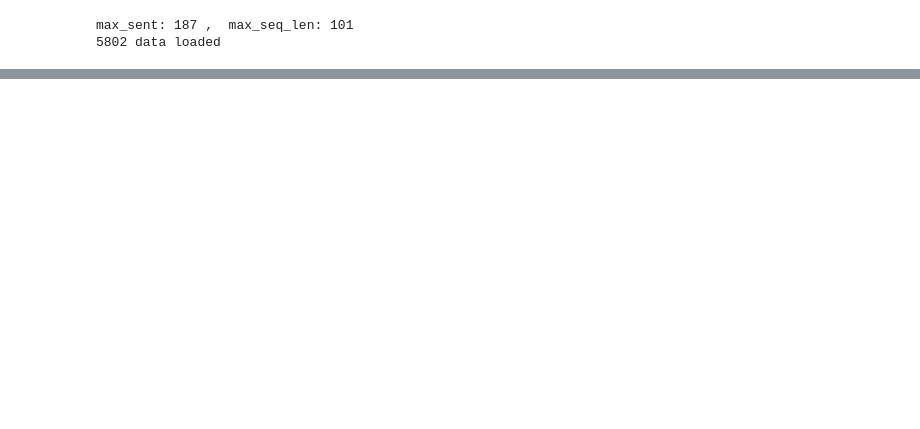
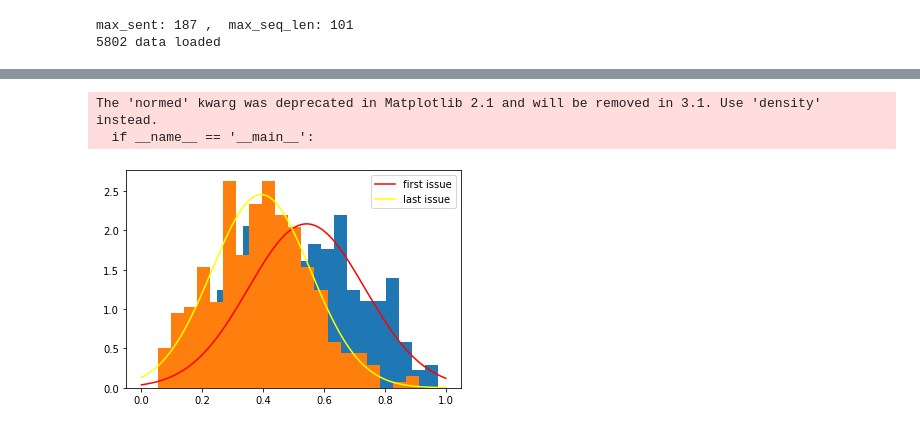
Before and after one commit to LuMelon/ERD, a Jupyter notebook: EvaluationForModel.ipynb, the cells around one changed output, grey strips where cells are left out. Drawn from its saved outputs; the diff is of its cells as text; code cells hidden in the pictures; blank space fills up the shorter version.

```diff
--- a/EvaluationForModel.ipynb
+++ b/EvaluationForModel.ipynb
@@ -928,0 +939,2 @@ def rdm_seq_data2scores_seq(rdm_data, bert, task_emb, classifier, label_num =2):
+# %%
+pos_x, pos_len, labels = get_data_by_idxs(pos_idxs, tokenizer=tt)
@@ -928,0 +982,6 @@ def rdm_seq_data2scores_seq(rdm_data, bert, task_emb, classifier, label_num =2):
+# %%
+plot_hist((pos_head, pos_tail), 20, "objective score", "probability", ["first issue", "last issue"])
+# %% [output]
+The 'normed' kwarg was deprecated in Matplotlib 2.1 and will be removed in 3.1. Use 'density' instead.
+  if __name__ == '__main__':
+[figure, added]
```
Also changed, not shown: parts of 42 cells of this notebook, 8 other files.
